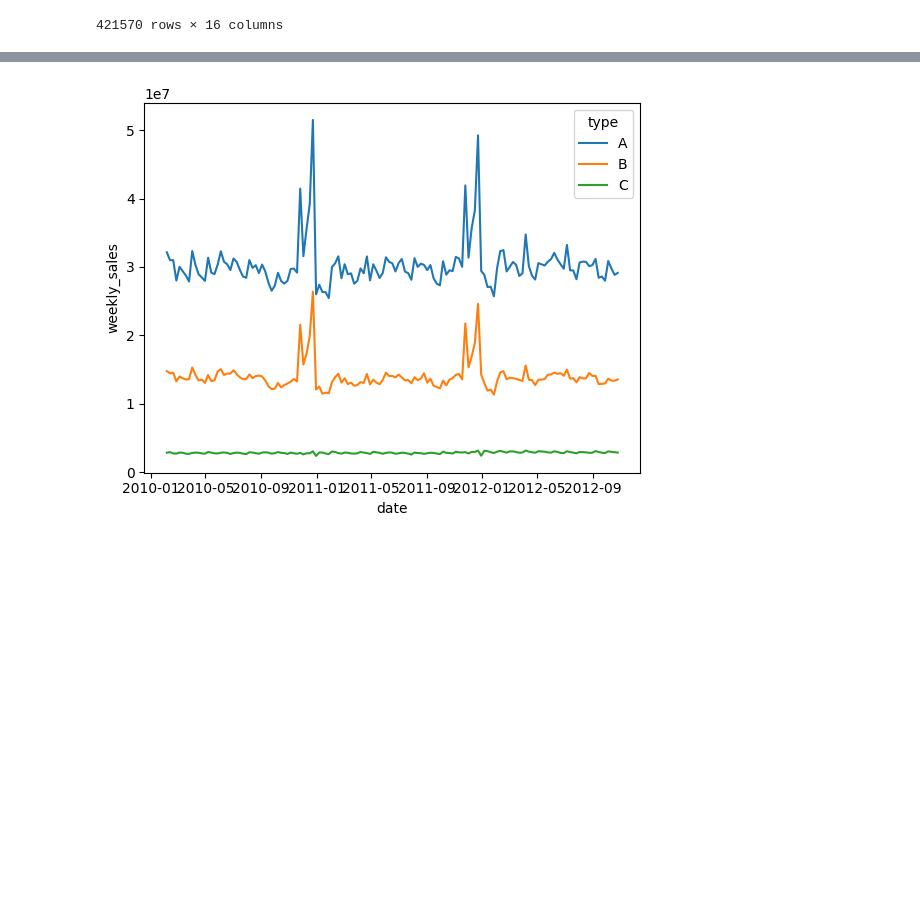
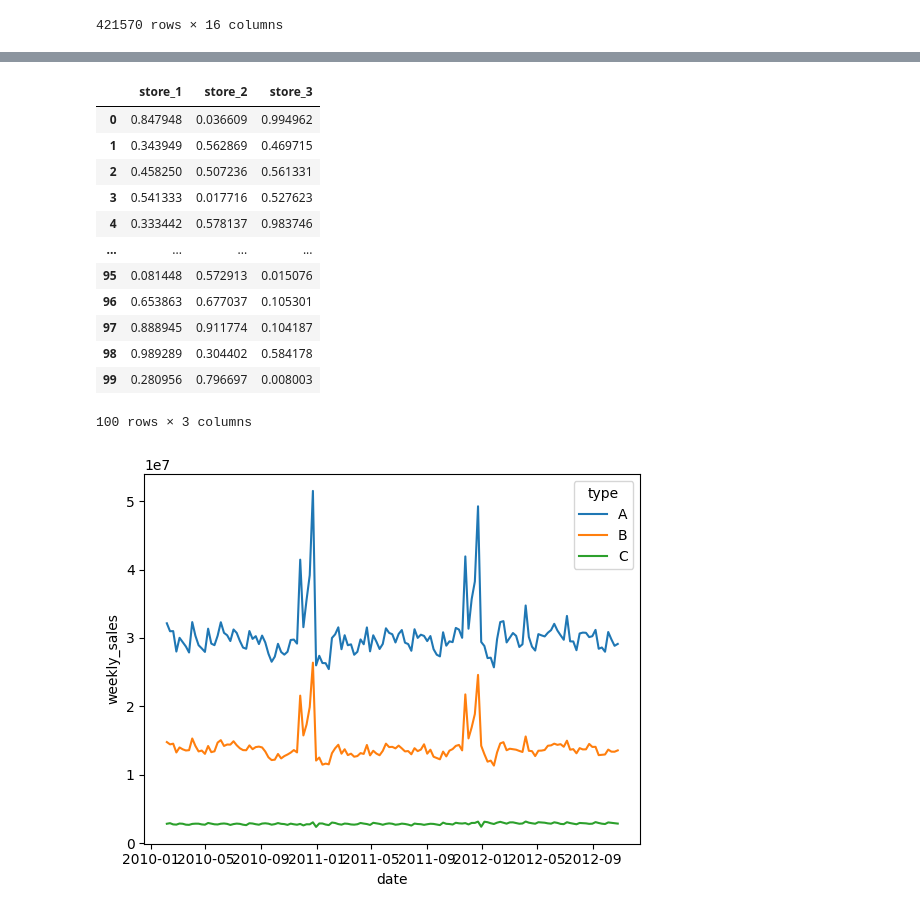
Before and after one commit to selewaut/forecast_forge, a Jupyter notebook: notebooks/1. Exploratory Analysis.ipynb, the cells around one changed output, grey strips where cells are left out. Saved outputs shown, nothing was run; the diff lists cells and outputs as text; code cells hidden in the pictures; blank space fills up the shorter version.

```diff
--- a/notebooks/1. Exploratory Analysis.ipynb
+++ b/notebooks/1. Exploratory Analysis.ipynb
@@ -350,3 +396,30 @@ plt.show()
+# %%
+import pandas as pd
+import numpy as np
+
+df = pd.DataFrame(
+    {
+        "store_1": np.random.rand(100),
+        "store_2": np.random.rand(100),
+        "store_3": np.random.rand(100),
+    }
+)
+
+df
+# %% [output]
+|  | store_1 | store_2 | store_3 |
+| 0 | 0.847948 | 0.036609 | 0.994962 |
+| 1 | 0.343949 | 0.562869 | 0.469715 |
+| 2 | 0.458250 | 0.507236 | 0.561331 |
+| 3 | 0.541333 | 0.017716 | 0.527623 |
+| 4 | 0.333442 | 0.578137 | 0.983746 |
+| ... | ... | ... | ... |
+| 95 | 0.081448 | 0.572913 | 0.015076 |
+| 96 | 0.653863 | 0.677037 | 0.105301 |
+| 97 | 0.888945 | 0.911774 | 0.104187 |
+| 98 | 0.989289 | 0.304402 | 0.584178 |
+| 99 | 0.280956 | 0.796697 | 0.008003 |
+100 rows × 3 columns
 # %%
 # plot time series by store type
 df_sales_by_store_type = df_train.groupby(["type", "date"])["weekly_sales"].sum()
```
Also changed, not shown: parts of 7 cells of this notebook.
